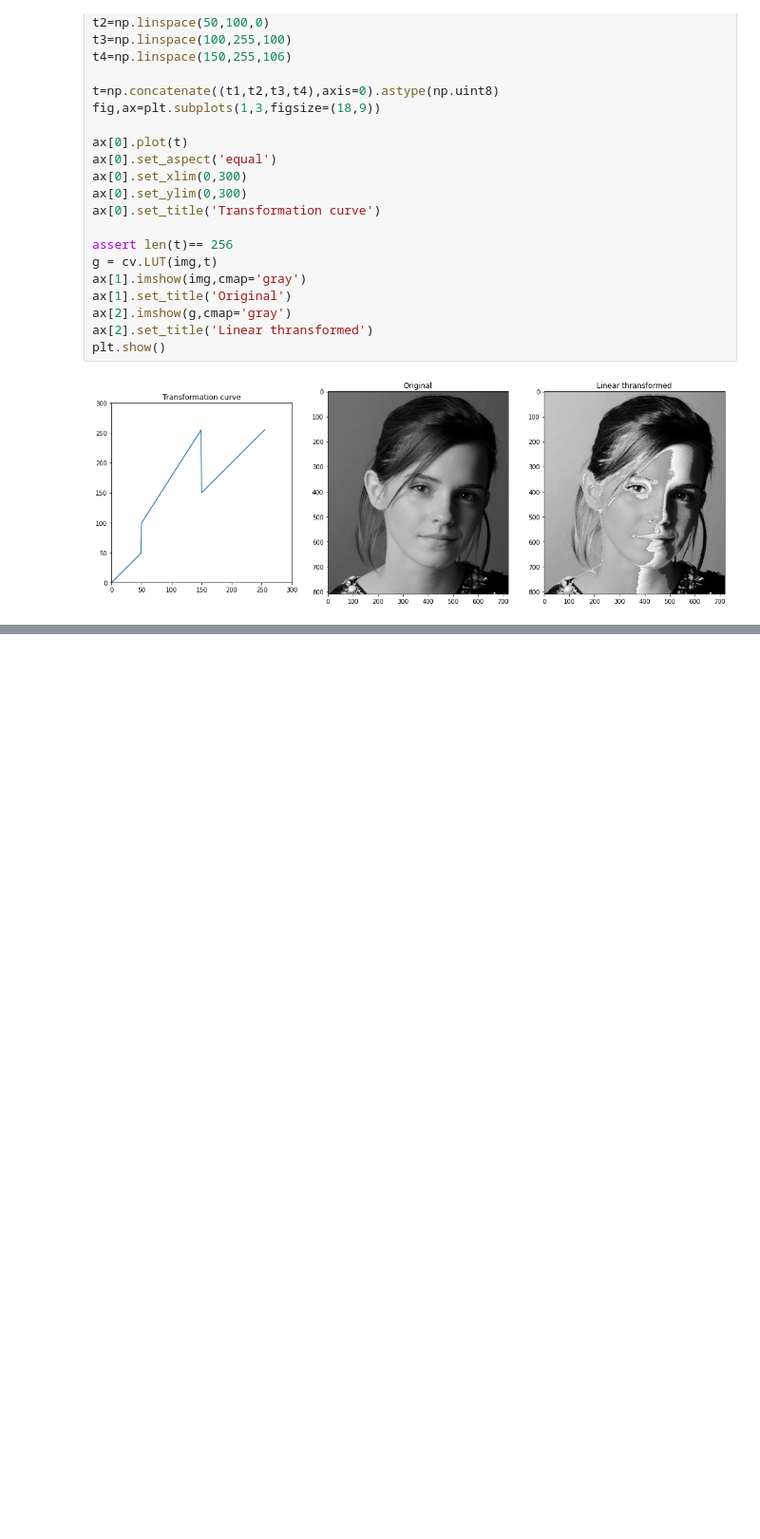
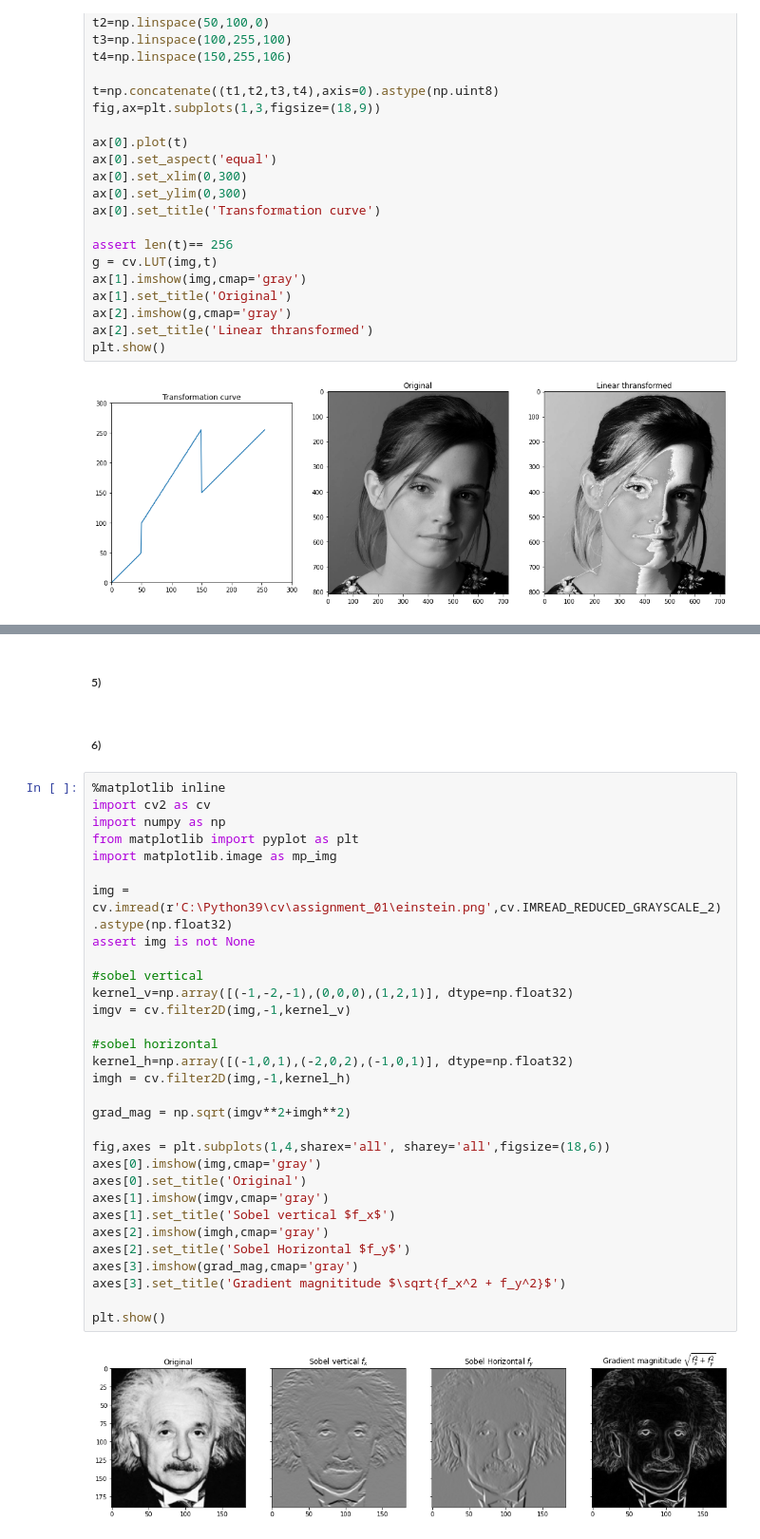
Before and after one commit to vakeesanvk/image_processing_assignment_01, a Jupyter notebook: Assignment.ipynb, the cells around one changed output, grey strips where cells are left out. Shown at 95% size. Cells and saved outputs as stored; diff of their text form; blank space fills up the shorter version.

```diff
--- a/Assignment.ipynb
+++ b/Assignment.ipynb
@@ -39,0 +161,37 @@ plt.show()
+# %% [markdown]
+##### 5)
+# %% [markdown]
+##### 6)
+# %%
+%matplotlib inline
+import cv2 as cv
+import numpy as np
+from matplotlib import pyplot as plt
+import matplotlib.image as mp_img
+
+img = cv.imread(r'C:\Python39\cv\assignment_01\einstein.png',cv.IMREAD_REDUCED_GRAYSCALE_2).astype(np.float32)
+assert img is not None
+
+#sobel vertical
+kernel_v=np.array([(-1,-2,-1),(0,0,0),(1,2,1)], dtype=np.float32)
+imgv = cv.filter2D(img,-1,kernel_v)
+
+#sobel horizontal
+kernel_h=np.array([(-1,0,1),(-2,0,2),(-1,0,1)], dtype=np.float32)
+imgh = cv.filter2D(img,-1,kernel_h)
+
+grad_mag = np.sqrt(imgv**2+imgh**2)
+
+fig,axes = plt.subplots(1,4,sharex='all', sharey='all',figsize=(18,6))
+axes[0].imshow(img,cmap='gray')
+axes[0].set_title('Original')
+axes[1].imshow(imgv,cmap='gray')
+axes[1].set_title('Sobel vertical $f_x$')
+axes[2].imshow(imgh,cmap='gray')
+axes[2].set_title('Sobel Horizontal $f_y$')
+axes[3].imshow(grad_mag,cmap='gray')
+axes[3].set_title('Gradient magnititude $\sqrt{f_x^2 + f_y^2}$')
+
+plt.show()
+# %% [output]
+[figure, added]
```
Also changed, not shown: parts of 7 cells of this notebook.
